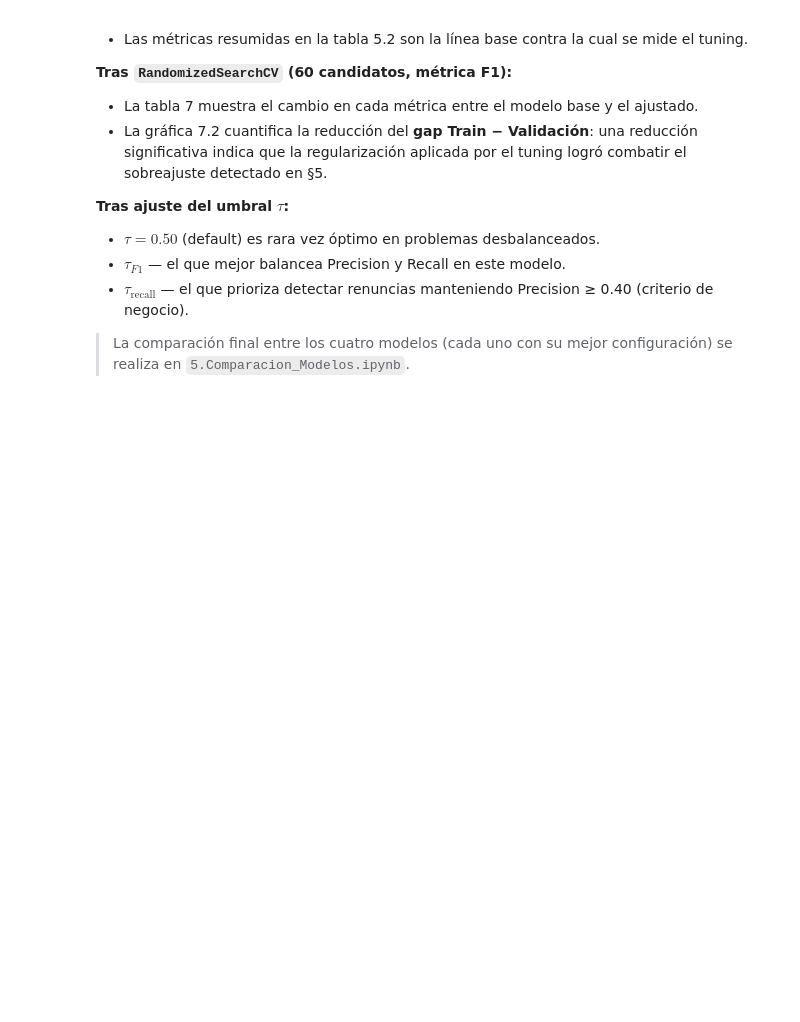
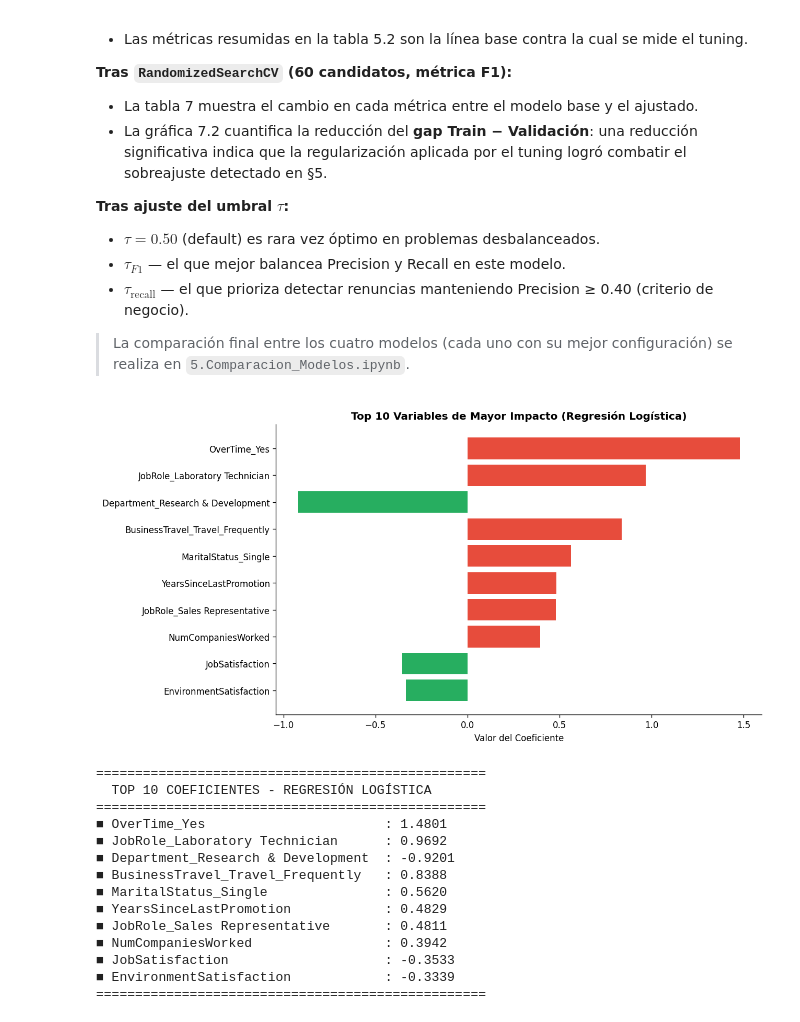
Before and after one commit to SebastianBetancur08/analitica-proyecto, a Jupyter notebook: notebooks/modelos_clasificacion/1.Regresion_Logistica.ipynb, the cells around one changed output. Drawn from its saved outputs; the diff is of its cells as text; code cells hidden in the pictures; blank space fills up the shorter version.

Commit message:
Camilo: agrega evaluacion final, curva ROC e importancia de variables

```diff
--- a/notebooks/modelos_clasificacion/1.Regresion_Logistica.ipynb
+++ b/notebooks/modelos_clasificacion/1.Regresion_Logistica.ipynb
@@ -1089,3 +1089,67 @@ Resultados guardados en: cv_results/regresion_logistica.json
 - $\tau_{\text{recall}}$ — el que prioriza detectar renuncias manteniendo Precision ≥ 0.40 (criterio de negocio).
 
 > La comparación final entre los cuatro modelos (cada uno con su mejor configuración) se realiza en `5.Comparacion_Modelos.ipynb`.
+# %%
+# 1. Extraer el modelo de Regresión Logística
+if hasattr(modelo_tuned, 'best_estimator_'):
+    modelo_final = modelo_tuned.best_estimator_
+else:
+    modelo_final = modelo_tuned
+
+# 2. Extraer el algoritmo final y los nombres correctos de las variables
+if hasattr(modelo_final, 'named_steps'):
+    modelo_lr = modelo_final.steps[-1][1]
+    # Intentamos sacar los nombres DESPUÉS de la transformación (One-Hot Encoder, etc.)
+    try:
+        nombres_variables = modelo_final[:-1].get_feature_names_out()
+    except:
+        nombres_variables = X_test.columns
+else:
+    modelo_lr = modelo_final
+    nombres_variables = X_test.columns
+
+# 3. Extraer los coeficientes
+coeficientes = modelo_lr.coef_[0]
+
+# Pequeña validación de seguridad
+if len(nombres_variables) != len(coeficientes):
+    print(f"⚠️ Alerta: Tenemos {len(nombres_variables)} nombres pero {len(coeficientes)} coeficientes.")
+    # Si los nombres no coinciden por alguna razón del preprocesador, creamos nombres genéricos
+    nombres_variables = [f"Variable_{i}" for i in range(len(coeficientes))]
+
+# 4. Crear tabla y ordenar por impacto absoluto
+df_coef = pd.DataFrame({'Variable': nombres_variables, 'Coeficiente': coeficientes})
+df_coef['Impacto'] = np.abs(df_coef['Coeficiente'])
+df_coef = df_coef.sort_values(by='Impacto', ascending=False).head(10)
+
+# 5. Graficar
+plt.figure(figsize=(10, 6))
+colores = ['#e74c3c' if c > 0 else '#27ae60' for c in df_coef['Coeficiente'][::-1]]
+plt.barh(df_coef['Variable'][::-1], df_coef['Coeficiente'][::-1], color=colores)
+plt.title('Top 10 Variables de Mayor Impacto (Regresión Logística)')
+plt.xlabel('Valor del Coeficiente')
+plt.show()
+
+# Imprimir valores
+print("==================================================")
+print("  TOP 10 COEFICIENTES - REGRESIÓN LOGÍSTICA       ")
+print("==================================================")
+for i, row in df_coef.iterrows():
+    print(f"■ {row['Variable']:<35}: {row['Coeficiente']:.4f}")
+print("==================================================")
+# %% [output]
+[figure, added]
+==================================================
+  TOP 10 COEFICIENTES - REGRESIÓN LOGÍSTICA
+==================================================
+■ OverTime_Yes                       : 1.4801
+■ JobRole_Laboratory Technician      : 0.9692
+■ Department_Research & Development  : -0.9201
+■ BusinessTravel_Travel_Frequently   : 0.8388
+■ MaritalStatus_Single               : 0.5620
+■ YearsSinceLastPromotion            : 0.4829
+■ JobRole_Sales Representative       : 0.4811
+■ NumCompaniesWorked                 : 0.3942
+■ JobSatisfaction                    : -0.3533
+■ EnvironmentSatisfaction            : -0.3339
+==================================================
```
Also changed, not shown: parts of 4 cells of this notebook, 10 other files.
